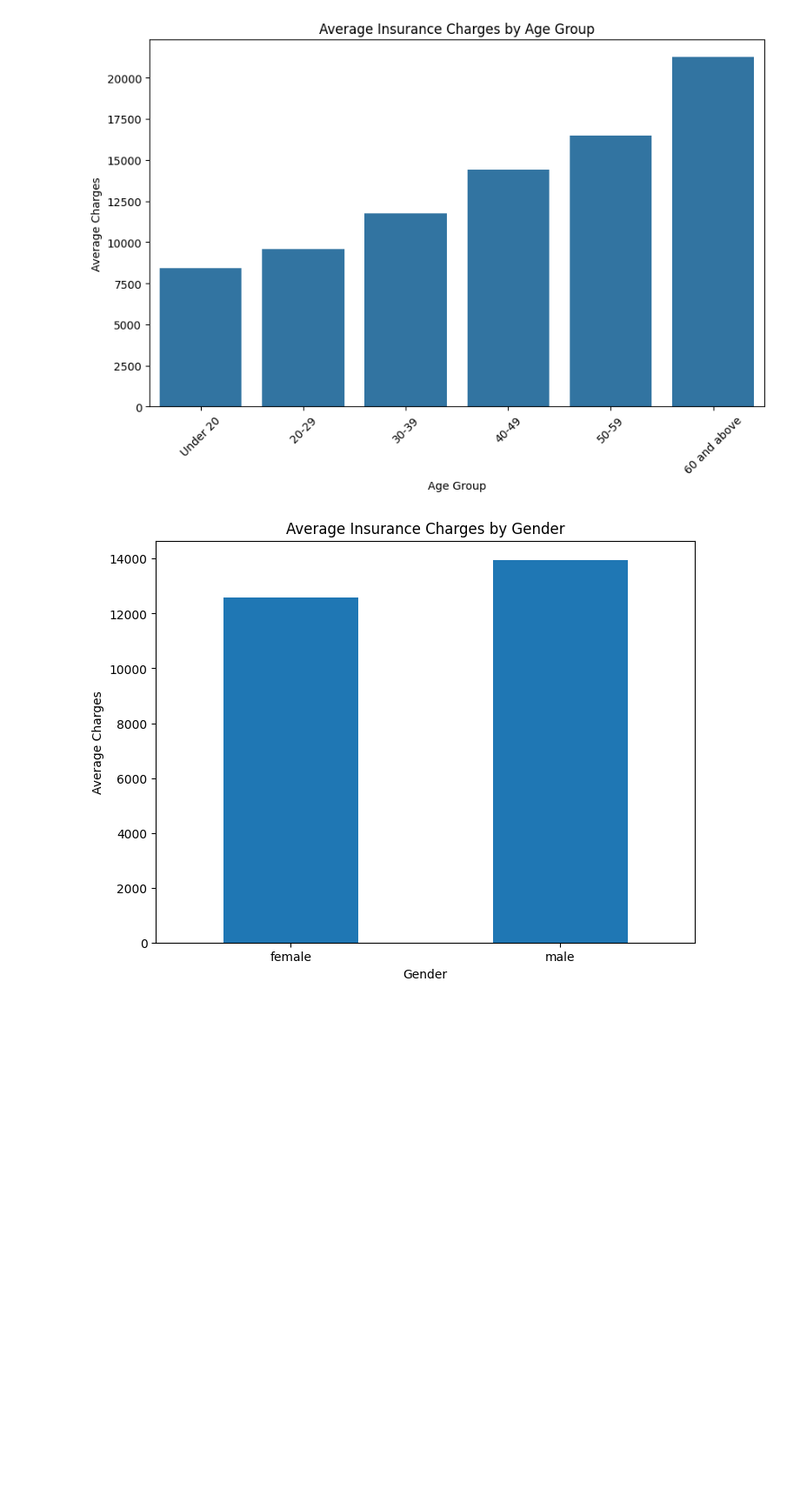
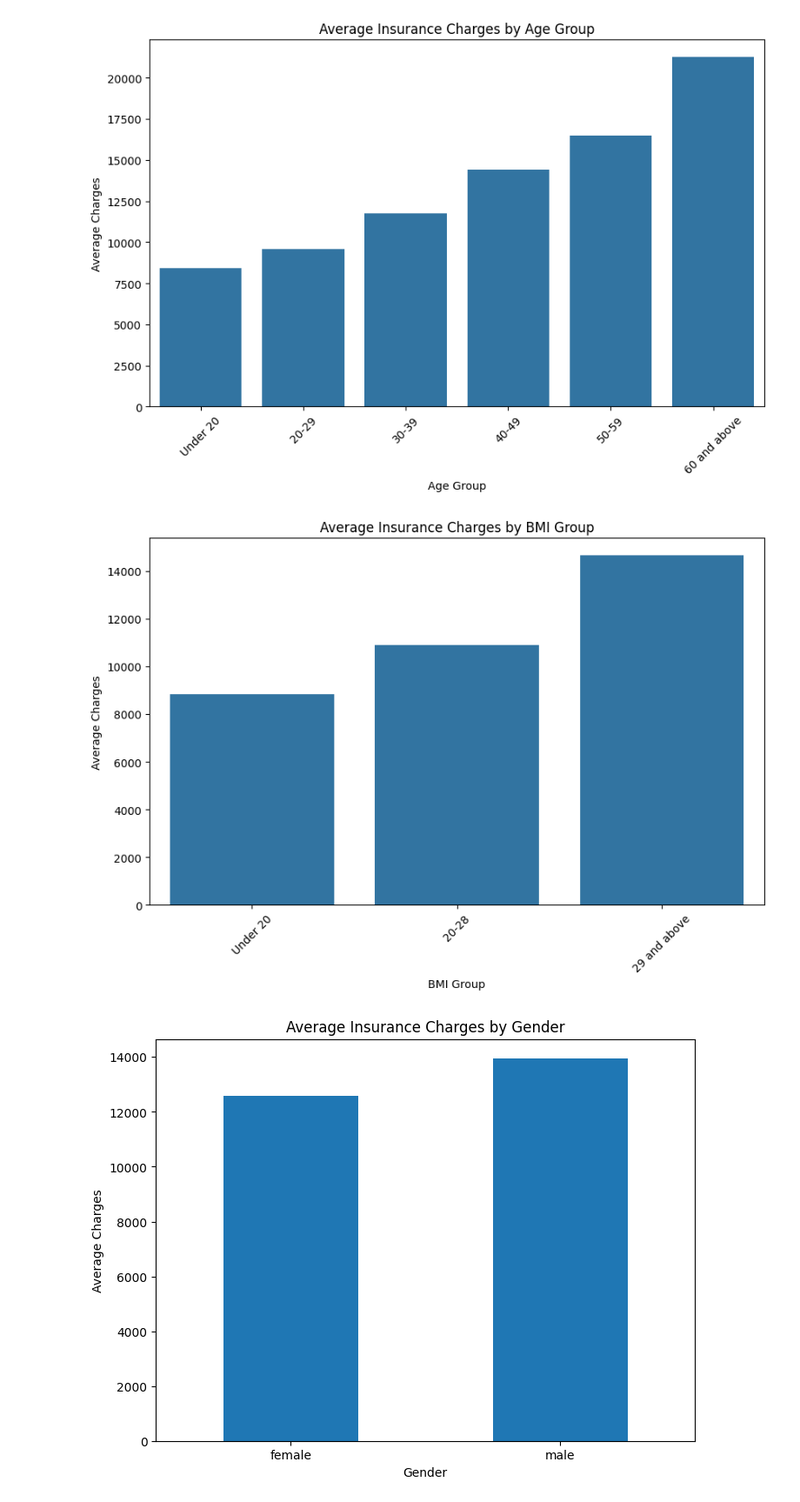
Before and after one commit to SaloWi/cas_mod4, a Jupyter notebook: M6_Project.ipynb, the cells around one changed output. Shown at 87% size. Cells and saved outputs as stored; diff of their text form; code cells hidden in the pictures; blank space fills up the shorter version.

```diff
--- a/M6_Project.ipynb
+++ b/M6_Project.ipynb
@@ -157,6 +157,29 @@ plt.xticks(rotation=45)
 plt.show()
 # %% [output]
 [figure]
+# %%
+# Plot the average insurance charges per age group
+def bmi_group(bmi):
+    if bmi < 20:
+        return 'Under 20'
+    elif 20 <= bmi < 28:
+        return '20-28'
+    else:
+        return '29 and above'
+data['bmi_group'] = data['bmi'].apply(bmi_group)
+average_cost_by_bmi_group = data.groupby('bmi_group')['charges'].mean()
+
+bmi_order = ['Under 20', '20-28', '29 and above']
+
+plt.figure(figsize=(10, 6))
+sns.barplot(x=average_cost_by_bmi_group.index, y=average_cost_by_bmi_group.values, order=bmi_order)
+plt.title('Average Insurance Charges by BMI Group')
+plt.xlabel('BMI Group')
+plt.ylabel('Average Charges')
+plt.xticks(rotation=45)
+plt.show()
+# %% [output]
+[figure, added]
 # %%
 # Plot the average insurance charges for each gender
 average_cost_by_sex = data.groupby('sex')['charges'].mean()
```
Also changed, not shown: parts of 18 cells of this notebook.
